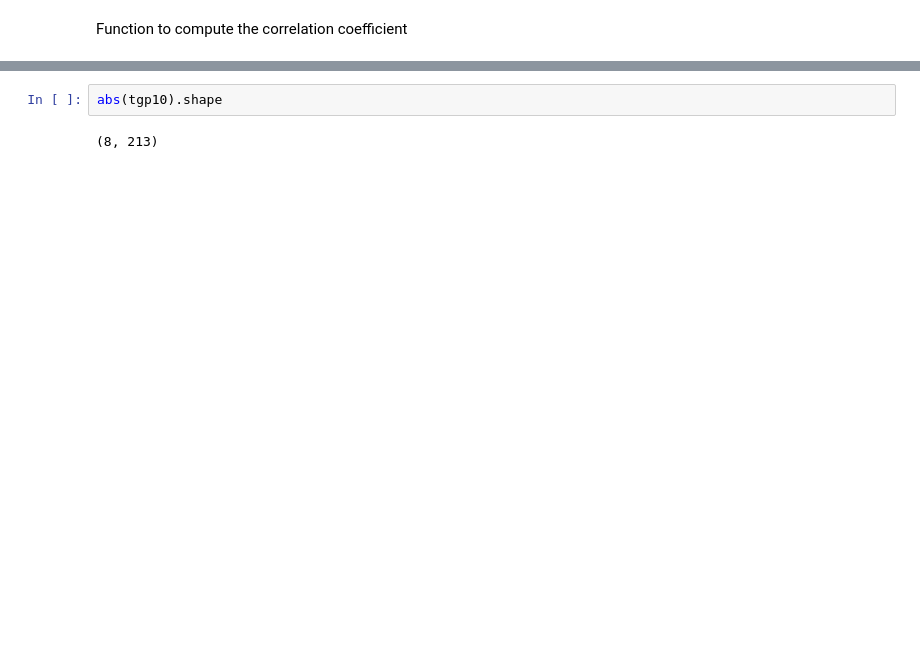
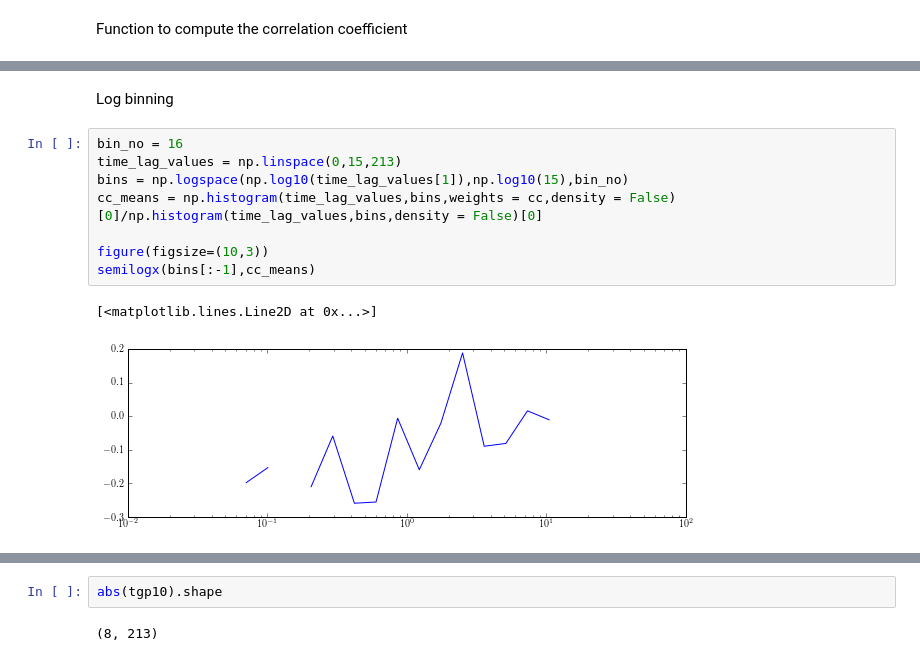
Before and after one commit to xiaozhengxu/scint_analysis, a Jupyter notebook: EVN_crab/process_frequency.ipynb, the cells around one changed output, grey strips where cells are left out. Drawn from its saved outputs; the diff is of its cells as text; blank space fills up the shorter version.

```diff
--- a/EVN_crab/process_frequency.ipynb
+++ b/EVN_crab/process_frequency.ipynb
@@ -118 +209,14 @@ find_std(tgp2)
+# %% [markdown]
+Log binning
+# %%
+bin_no = 16
+time_lag_values = np.linspace(0,15,213)
+bins = np.logspace(np.log10(time_lag_values[1]),np.log10(15),bin_no)
+cc_means = np.histogram(time_lag_values,bins,weights = cc,density = False)[0]/np.histogram(time_lag_values,bins,density = False)[0]
+
+figure(figsize=(10,3))
+semilogx(bins[:-1],cc_means)
+# %% [output]
+[<matplotlib.lines.Line2D at 0x...>]
+[figure, added]
 # %%
```
Also changed, not shown: parts of 15 cells of this notebook, 19 other files.
